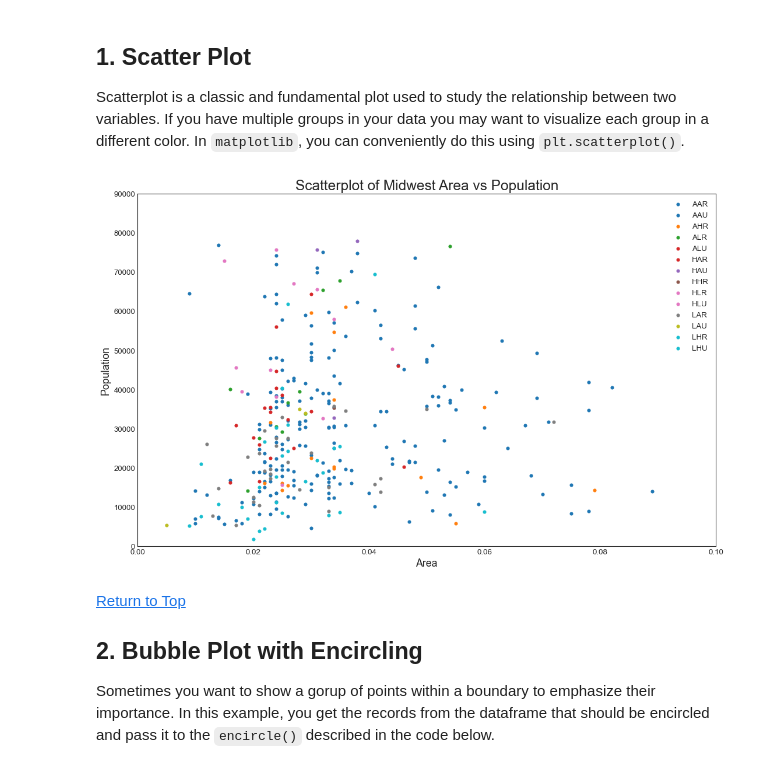
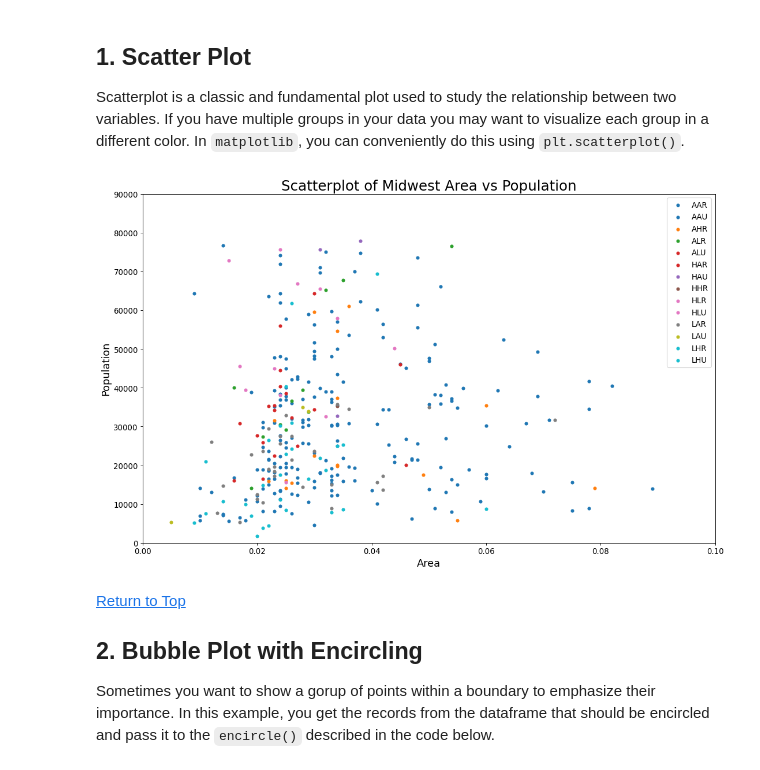
Before and after one commit to measley41/JupyterCheat-Sheets, a Jupyter notebook: Matplotlib_Plot_Types_MDE.ipynb, the cells around one changed output. Cells and saved outputs as stored; diff of their text form; code cells hidden in the pictures.

```diff
--- a/Matplotlib_Plot_Types_MDE.ipynb
+++ b/Matplotlib_Plot_Types_MDE.ipynb
@@ -115,8 +118,8 @@ params = {'axes.titlesize': large,
           'ytick.labelsize': med,
           'figure.titlesize': large}
 plt.rcParams.update(params)
-plt.style.use('seaborn-whitegrid')
-sns.set_style("white")
+#plt.style.use('seaborn-whitegrid')
+#sns.set_style("white")
 %matplotlib inline
 
 # Version
@@ -137,31 +145,31 @@ Scatterplot is a classic and fundamental plot used to study the relationship bet
 # %%
 # Import dataset
 #midwest = pd.read_csv("https://raw.githubusercontent.com/selva86/datasets/master/midwest_filter.csv")
-midwest = pd.read_csv("midwest_filter.csv")
+midwest = pd.read_csv("data/midwest_filter.csv")
 
 # Prepare Data
 # Create as many colors as there are unique midwest['category']
 categories = np.unique(midwest['category'])
 colors = [plt.cm.tab10(i/float(len(categories)-1)) for i in range(len(categories))]
 
 # Draw Plot for Each Category
 plt.figure(figsize=(16, 10), dpi=80, facecolor='w', edgecolor='k')
 
 for i, category in enumerate(categories):
     plt.scatter('area', 'poptotal',
                 data=midwest.loc[midwest.category==category, :],
                 s=20, color=colors[i], label=str(category))
 
 # Decorations
 plt.gca().set(xlim=(0.0, 0.1), ylim=(0, 90000),
              xlabel='Area', ylabel='Population')
 
 plt.xticks(fontsize=12); plt.yticks(fontsize=12)
 plt.title("Scatterplot of Midwest Area vs Population", fontsize=22)
 plt.legend(fontsize=12)
 plt.show()
 # %% [output]
-[figure, old version]
+[figure, new version]
 # %% [markdown]
 [Return to Top](#Contents)
 <a id='02'></a>
```
Also changed, not shown: parts of 50 cells of this notebook, 1 other file.
